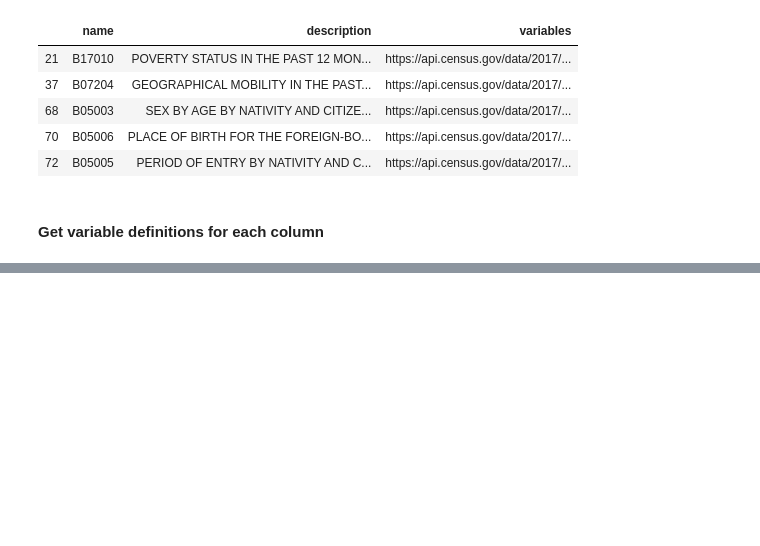
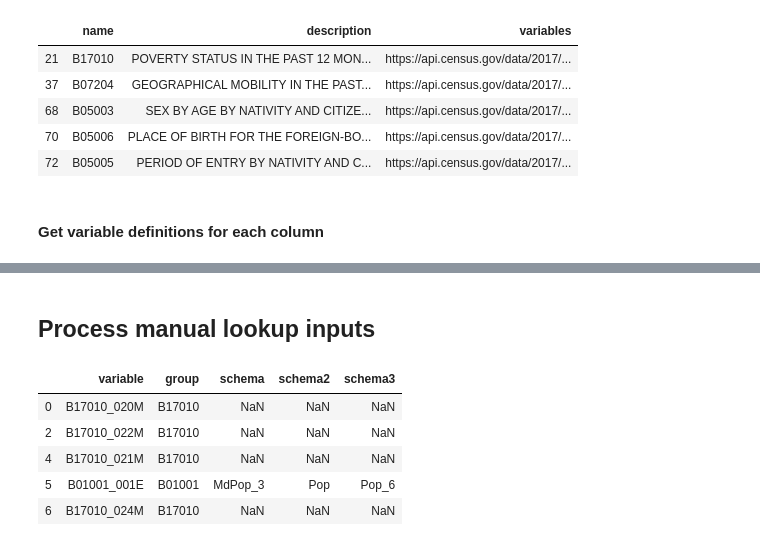
Before and after one commit to NYCPlanning/db-acs, a Jupyter notebook: meta_data.ipynb, the cells around one changed output, grey strips where cells are left out. Saved outputs shown, nothing was run; the diff lists cells and outputs as text; code cells hidden in the pictures; blank space fills up the shorter version.

```diff
--- a/meta_data.ipynb
+++ b/meta_data.ipynb
@@ -65,3 +70,20 @@ df_meta.head()
 df_meta['label1'] = df_meta['label'].apply(lambda x: x.replace('Margin of Error', '').replace('Estimate', '').replace('!', ''))
 # %%
 df_meta.to_csv('data/meta.csv', index=False)
+# %% [markdown]
+## Process manual lookup inputs
+# %%
+df = pd.read_csv('data/meta_lookup.csv')
+# %%
+df = df[~df.group.isin(['B00001', 'B00002', 'C16001'])]
+# %%
+df = df[['variable', 'group', 'schema', 'schema2', 'schema3']]
+# %%
+df.head()
+# %% [output]
+|  | variable | group | schema | schema2 | schema3 |
+| 0 | B17010_020M | B17010 | NaN | NaN | NaN |
+| 2 | B17010_022M | B17010 | NaN | NaN | NaN |
+| 4 | B17010_021M | B17010 | NaN | NaN | NaN |
+| 5 | B01001_001E | B01001 | MdPop_3 | Pop | Pop_6 |
+| 6 | B17010_024M | B17010 | NaN | NaN | NaN |
```
Also changed, not shown: parts of 12 cells of this notebook, 8 other files.
